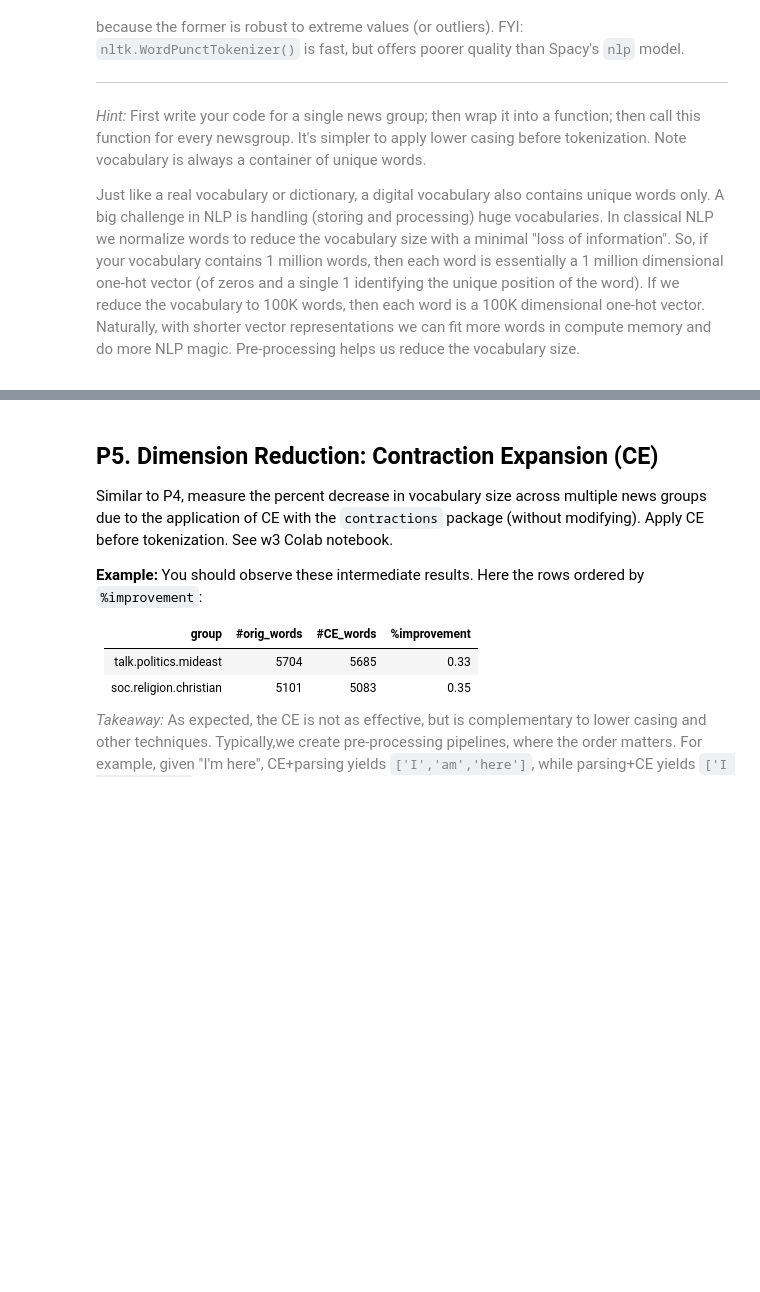
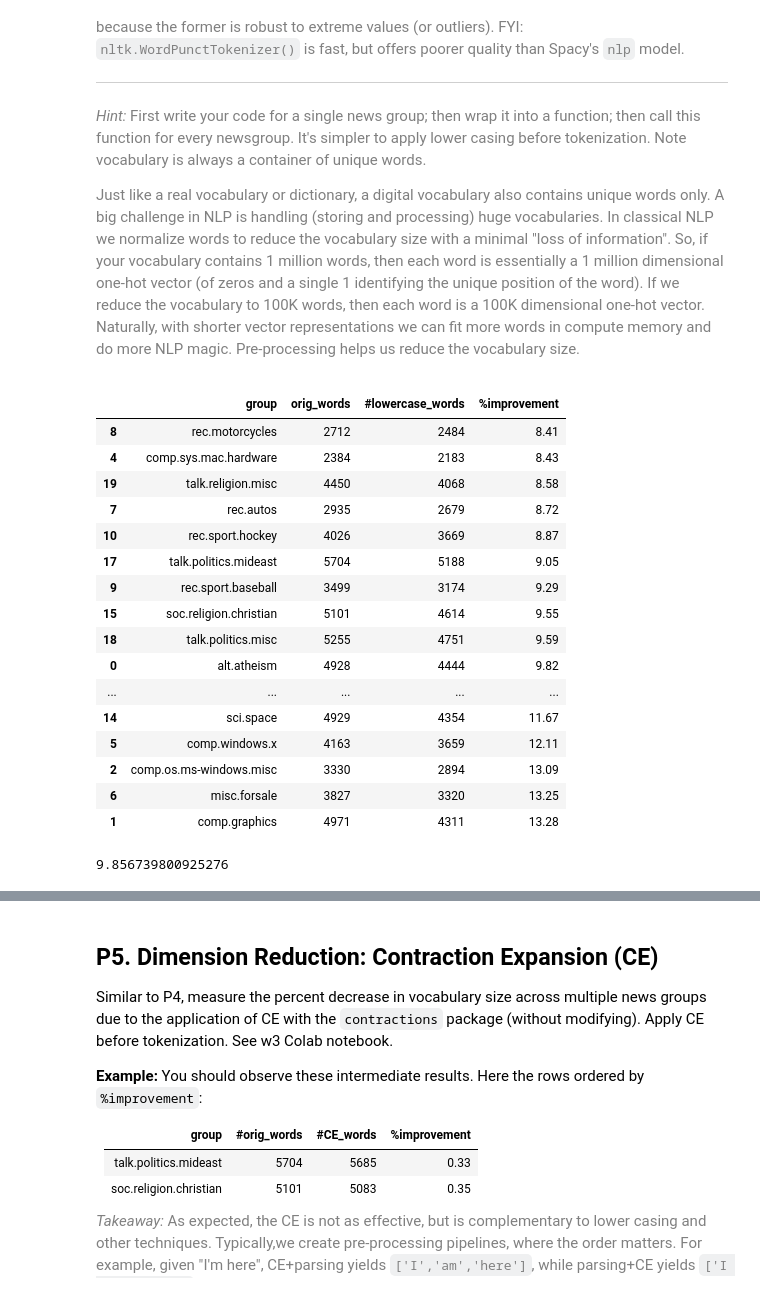
Before and after one commit to ajaykrishna2013/NLP, a Jupyter notebook: w3_Quiz_NLP_NLU.ipynb, the cells around one changed output, grey strips where cells are left out. Saved outputs shown, nothing was run; the diff lists cells and outputs as text; code cells hidden in the pictures; blank space fills up the shorter version.

```diff
--- a/w3_Quiz_NLP_NLU.ipynb
+++ b/w3_Quiz_NLP_NLU.ipynb
@@ -177,0 +238,45 @@ If original and processed vocab sizes are <code>a</code> and <code>b</code>, the
+# %%
+df_improvement = pd.DataFrame(columns=['group', 'orig_words',	'#lowercase_words',	'%improvement'])
+pd.set_option('display.max_rows', 85)
+# %%
+def compute_improvement(news_group):
+  news = LoadNews([news_group])
+  token_list = nltk.WordPunctTokenizer().tokenize(news)
+  org_word_freq = Counter(token_list)
+  num_org_word = len(org_word_freq)
+  news_lower = news.lower()
+  token_list_lower = nltk.WordPunctTokenizer().tokenize(news_lower)
+  lower_word_freq = Counter(token_list_lower)
+  num_lower_word = len(lower_word_freq)
+  return {'group': news_group,
+          'orig_words': num_org_word,
+          '#lowercase_words': num_lower_word,
+          '%improvement': ((num_org_word - num_lower_word)/num_org_word) * 100}
+# %%
+result = []
+for news_group in LsTgtNames:
+  df_improvement = df_improvement.append(compute_improvement(news_group), ignore_index=True)
+# %%
+df_improvement.sort_values(by='%improvement')
+# %% [output]
+|  | group | orig_words | #lowercase_words | %improvement |
+| 8 | rec.motorcycles | 2712 | 2484 | 8.41 |
+| 4 | comp.sys.mac.hardware | 2384 | 2183 | 8.43 |
+| 19 | talk.religion.misc | 4450 | 4068 | 8.58 |
+| 7 | rec.autos | 2935 | 2679 | 8.72 |
+| 10 | rec.sport.hockey | 4026 | 3669 | 8.87 |
+| 17 | talk.politics.mideast | 5704 | 5188 | 9.05 |
+| 9 | rec.sport.baseball | 3499 | 3174 | 9.29 |
+| 15 | soc.religion.christian | 5101 | 4614 | 9.55 |
+| 18 | talk.politics.misc | 5255 | 4751 | 9.59 |
+| 0 | alt.atheism | 4928 | 4444 | 9.82 |
+| ... | ... | ... | ... | ... |
+| 14 | sci.space | 4929 | 4354 | 11.67 |
+| 5 | comp.windows.x | 4163 | 3659 | 12.11 |
+| 2 | comp.os.ms-windows.misc | 3330 | 2894 | 13.09 |
+| 6 | misc.forsale | 3827 | 3320 | 13.25 |
+| 1 | comp.graphics | 4971 | 4311 | 13.28 |
+# %%
+np.median(df_improvement['%improvement'])
+# %% [output]
+9.856739800925276
```
Also changed, not shown: parts of 46 cells of this notebook.
